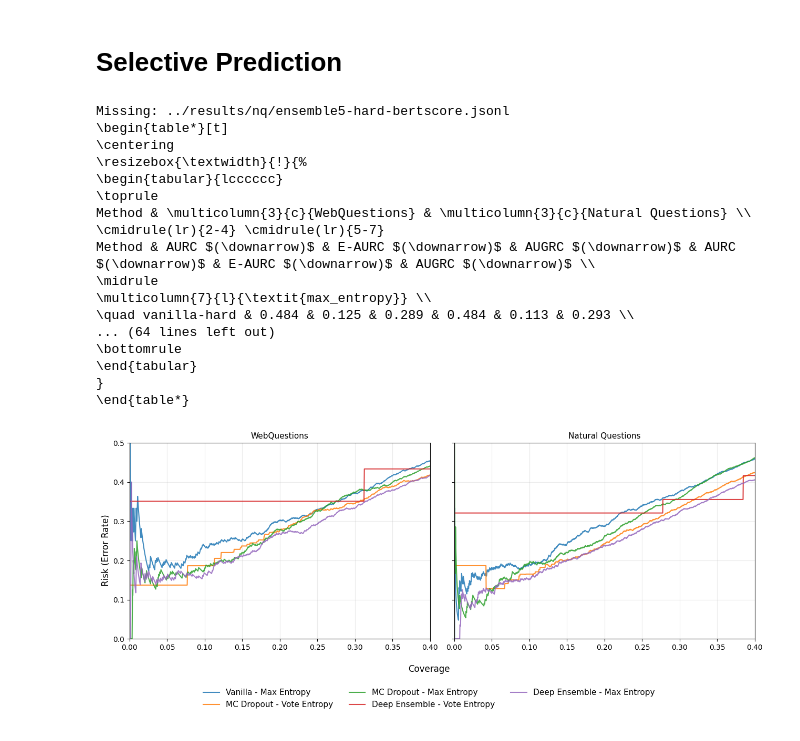
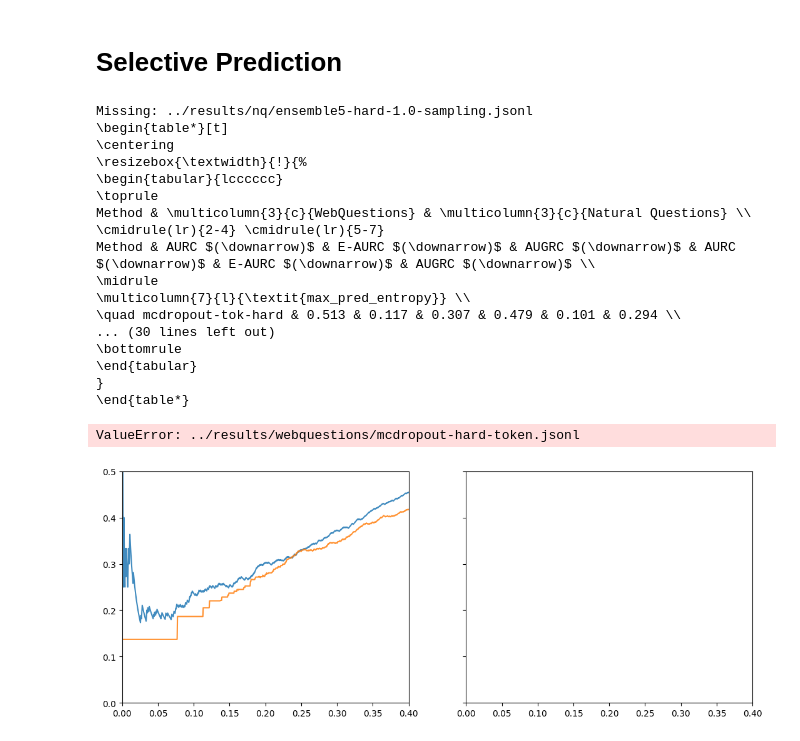
Before and after one commit to dries02/cbqa-ood, a Jupyter notebook: notebooks/results.ipynb, the cells around one changed output. Drawn from its saved outputs; the diff is of its cells as text; code cells hidden in the pictures.

```diff
--- a/notebooks/results.ipynb
+++ b/notebooks/results.ipynb
@@ -215,39 +215,41 @@ def augrc_trapz(uncertainty: np.ndarray, correctness: np.ndarray) -> float:
 
 MODEL_FILES: dict[str, str] = {
     "vanilla-hard":          "baselines-hard",
-    "vanilla-soft":          "baselines-soft",
-    "mcdropout-tok-hard":    "mcdropout-hard-token",
-    "mcdropout-tok-soft":    "mcdropout-soft-token",
-    "ensemble-tok-hard":     "ensemble5-hard-token",
-    "ensemble-tok-soft":     "ensemble5-soft-token",
-    "mcdropout-seq-hard-vr": "mcdropout-hard-variationratio",
-    "mcdropout-seq-hard-ve": "mcdropout-hard-voteentropy",
-    "mcdropout-seq-hard-f1": "mcdropout-hard-f1",
-    "mcdropout-seq-hard-bs": "mcdropout-hard-bertscore",
-    "ensemble-seq-hard-vr":  "ensemble5-hard-variationratio",
-    "ensemble-seq-hard-ve":  "ensemble5-hard-voteentropy",
-    "ensemble-seq-hard-f1":  "ensemble5-hard-f1",
-    "ensemble-seq-hard-bs":  "ensemble5-hard-bertscore",
-    "mcdropout-seq-soft":    "mcdropout-soft-f1",
+    # "vanilla-soft":          "baselines-soft",
+    "mcdropout-tok-hard":    "mcdropout-hard-1.0-token",
+    # "mcdropout-tok-soft":    "mcdropout-soft-1.0-token",
+    "ensemble-tok-hard":     "ensemble5-hard-1.0-token",
+    # "ensemble-tok-soft":     "ensemble5-soft-1.0-token",
+    # "mcdropout-seq-hard-vr": "mcdropout-hard-variationratio",
+    # "mcdropout-seq-hard-ve": "mcdropout-hard-voteentropy",
+    # "mcdropout-seq-hard-f1": "mcdropout-hard-f1",
+    # "mcdropout-seq-hard-bs": "mcdropout-hard-bertscore",
+    # "ensemble-seq-hard-vr":  "ensemble5-hard-variationratio",
+    # "ensemble-seq-hard-ve":  "ensemble5-hard-voteentropy",
+    # "ensemble-seq-hard-f1":  "ensemble5-hard-f1",
+    # "ensemble-seq-hard-bs":  "ensemble5-hard-bertscore",
+    # "mcdropout-seq-soft":    "mcdropout-soft-f1",
+    "ensemble-seq-hard": "ensemble5-hard-1.0-sampling",
 }
 
 # uncertainty columns available per model
 MODEL_METRICS: dict[str, list[str]] = {
-    "vanilla-hard":          ["mean_entropy", "max_entropy", "perplexity", "max_token_nll"],
-    "vanilla-soft":          ["mean_entropy", "max_entropy", "perplexity", "max_token_nll"],
+    # "vanilla-hard":          ["mean_entropy", "max_entropy", "perplexity", "max_token_nll"],
+    # "vanilla-soft":          ["mean_entropy", "max_entropy", "perplexity", "max_token_nll"],
     "mcdropout-tok-hard":    ["mean_pred_entropy", "max_pred_entropy", "mean_mi", "max_mi", "mean_au", "max_au"],
-    "mcdropout-tok-soft":    ["mean_entropy", "max_entropy", "mean_mi", "max_mi"],
+    # "mcdropout-tok-soft":    ["mean_entropy", "max_entropy", "mean_mi", "max_mi"],
     "ensemble-tok-hard":     ["mean_pred_entropy", "max_pred_entropy", "mean_mi", "max_mi", "mean_au", "max_au"],
-    "ensemble-tok-soft":     ["mean_pred_entropy", "max_pred_entropy", "mean_mi", "max_mi", "mean_au", "max_au"],
-    "mcdropout-seq-hard-vr": ["variationratio"],
-    "mcdropout-seq-hard-ve": ["voteentropy"],
-    "mcdropout-seq-hard-f1": ["f1"],
-    "mcdropout-seq-hard-bs": ["bertscore"],
-    "ensemble-seq-hard-vr":  ["variationratio"],
-    "ensemble-seq-hard-ve":  ["voteentropy"],
-    "ensemble-seq-hard-f1":  ["f1"],
-    "ensemble-seq-hard-bs":  ["bertscore"],
-    "mcdropout-seq-soft":    ["f1"],
+    # "ensemble-tok-soft":     ["mean_pred_entropy", "max_pred_entropy", "mean_mi", "max_mi", "mean_au", "max_au"],
+    # "mcdropout-seq-hard-vr": ["variationratio"],
+    # "mcdropout-seq-hard-ve": ["voteentropy"],
+    # "mcdropout-seq-hard-f1": ["f1"],
+    # "mcdropout-seq-hard-bs": ["bertscore"],
+    # "ensemble-seq-hard-vr":  ["variationratio"],
+    # "ensemble-seq-hard-ve":  ["voteentropy"],
+    # "ensemble-seq-hard-f1":  ["f1"],
+    # "ensemble-seq-hard-bs":  ["bertscore"],
+    # "mcdropout-seq-soft":    ["f1"],
+    "ensemble-seq-hard": ["tu", "au", "eu"],
 }
 
 DATASET_LABELS = {"webquestions": "WebQuestions", "nq": "Natural Questions"}
@@ -465,38 +467,39 @@ if __name__ == "__main__":
         uncertainty_order=["max_entropy", "max_pred_entropy", "max_mi", "max_au",
                            "mean_entropy", "mean_pred_entropy", "mean_mi", "mean_au",
                            "max_token_nll", "perplexity",
-                           "variationratio", "voteentropy", "f1", "bertscore"],
-        model_order=["vanilla-hard", "mcdropout-tok-hard", "ensemble-tok-hard", "mcdropout-seq-hard-vr", "ensemble5-seq-hard-vr"],
+                           "variationratio", "voteentropy", "f1", "bertscore", "tu", "eu", "au"],
+        model_order=["vanilla-hard", "mcdropout-tok-hard", "ensemble-tok-hard"],
     ))
 
     plot_risk_coverage(
         datasets, base_path,
         plot_models={
             "Vanilla - Max Entropy": ("baselines-hard.jsonl", "max_entropy"),
             "MC Dropout - Vote Entropy": ("mcdropout-hard-voteentropy.jsonl", "voteentropy"),
             "MC Dropout - Max Entropy": ("mcdropout-hard-token.jsonl", "max_pred_entropy"),
             "Deep Ensemble - Vote Entropy": ("ensemble5-hard-voteentropy.jsonl", "voteentropy"),
             "Deep Ensemble - Max Entropy": ("ensemble5-hard-token.jsonl", "max_pred_entropy"),
         },
         exact_match_fn=exact_match,
         majority_vote_fn=majority_vote,
     )
 # %% [output]
-Missing: ../results/nq/ensemble5-hard-bertscore.jsonl
+Missing: ../results/nq/ensemble5-hard-1.0-sampling.jsonl
 \begin{table*}[t]
 \centering
 \resizebox{\textwidth}{!}{%
 \begin{tabular}{lcccccc}
 \toprule
 Method & \multicolumn{3}{c}{WebQuestions} & \multicolumn{3}{c}{Natural Questions} \\
 \cmidrule(lr){2-4} \cmidrule(lr){5-7}
 Method & AURC $(\downarrow)$ & E-AURC $(\downarrow)$ & AUGRC $(\downarrow)$ & AURC $(\downarrow)$ & E-AURC $(\downarrow)$ & AUGRC $(\downarrow)$ \\
 \midrule
-\multicolumn{7}{l}{\textit{max_entropy}} \\
-\quad vanilla-hard & 0.484 & 0.125 & 0.289 & 0.484 & 0.113 & 0.293 \\
-... (64 lines left out)
+\multicolumn{7}{l}{\textit{max_pred_entropy}} \\
+\quad mcdropout-tok-hard & 0.513 & 0.117 & 0.307 & 0.479 & 0.101 & 0.294 \\
+... (30 lines left out)
 \bottomrule
 \end{tabular}
 }
 \end{table*}
+ValueError: ../results/webquestions/mcdropout-hard-token.jsonl
-[figure, old version]
+[figure, new version]
```
Also changed, not shown: parts of 1 cell of this notebook, 42 other files.
